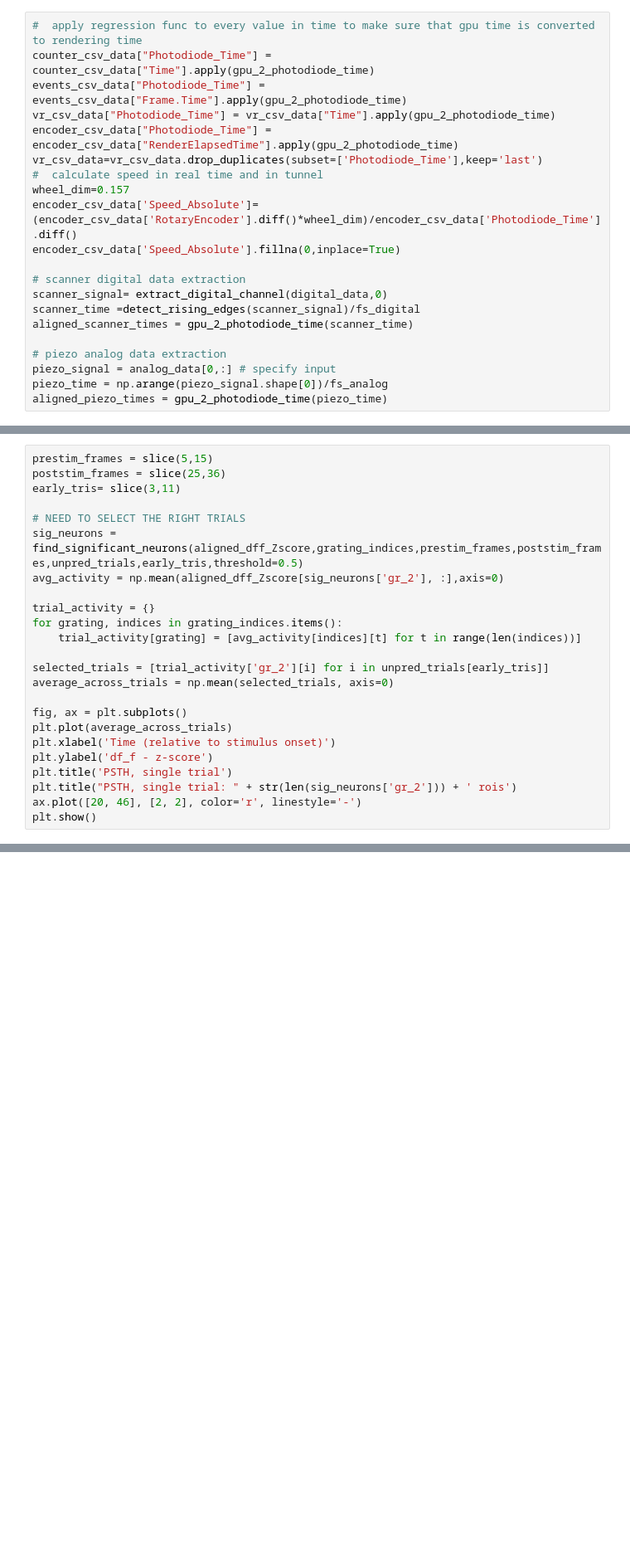
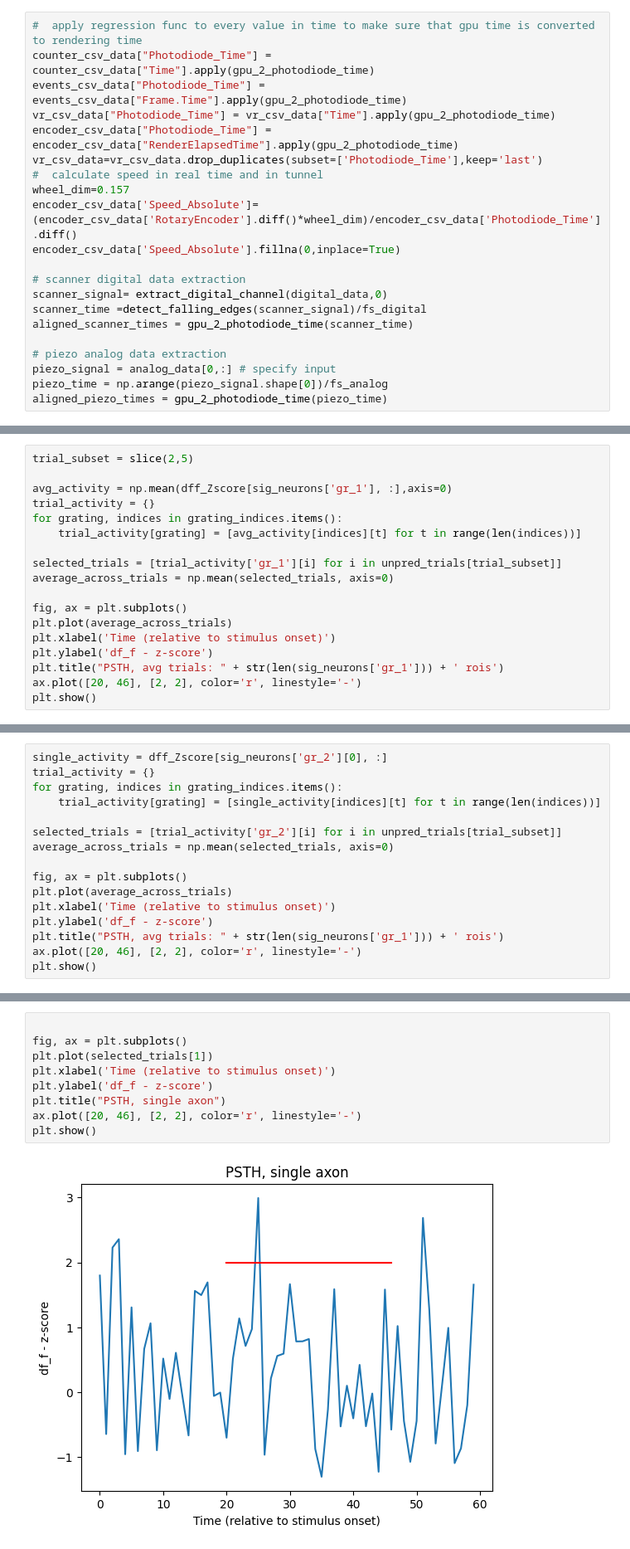
Before and after one commit to neurogears/sarahe-vr-2p, a Jupyter notebook: analysis/preprocessData.ipynb, the cells around one changed output, grey strips where cells are left out. Shown: that part at 83% size. Saved outputs shown, nothing was run; the diff lists cells and outputs as text; blank space fills up the shorter version.

```diff
--- a/analysis/preprocessData.ipynb
+++ b/analysis/preprocessData.ipynb
@@ -279,7 +322,7 @@ encoder_csv_data['Speed_Absolute'].fillna(0,inplace=True)
 
 # scanner digital data extraction
 scanner_signal= extract_digital_channel(digital_data,0)
-scanner_time =detect_rising_edges(scanner_signal)/fs_digital
+scanner_time =detect_falling_edges(scanner_signal)/fs_digital
 aligned_scanner_times = gpu_2_photodiode_time(scanner_time)
 
 # piezo analog data extraction
@@ -370,24 +422,18 @@ unpred_trials = [i for i, x in enumerate(trial_type) if x == 2]
 # %%
-prestim_frames = slice(5,15)
-poststim_frames = slice(25,36)
-early_tris= slice(3,11)
+trial_subset = slice(2,5)
 
-# NEED TO SELECT THE RIGHT TRIALS
-sig_neurons = find_significant_neurons(aligned_dff_Zscore,grating_indices,prestim_frames,poststim_frames,unpred_trials,early_tris,threshold=0.5)
-avg_activity = np.mean(aligned_dff_Zscore[sig_neurons['gr_2'], :],axis=0)
-
+avg_activity = np.mean(dff_Zscore[sig_neurons['gr_1'], :],axis=0)
 trial_activity = {}
 for grating, indices in grating_indices.items():
     trial_activity[grating] = [avg_activity[indices][t] for t in range(len(indices))]
 
-selected_trials = [trial_activity['gr_2'][i] for i in unpred_trials[early_tris]]
+selected_trials = [trial_activity['gr_1'][i] for i in unpred_trials[trial_subset]]
 average_across_trials = np.mean(selected_trials, axis=0)
 
 fig, ax = plt.subplots()
 plt.plot(average_across_trials)
 plt.xlabel('Time (relative to stimulus onset)')
 plt.ylabel('df_f - z-score')
-plt.title('PSTH, single trial')
-plt.title("PSTH, single trial: " + str(len(sig_neurons['gr_2'])) + ' rois')
+plt.title("PSTH, avg trials: " + str(len(sig_neurons['gr_1'])) + ' rois')
 ax.plot([20, 46], [2, 2], color='r', linestyle='-')
 plt.show()
@@ -393,0 +474,16 @@ plt.show()
+# %%
+single_activity = dff_Zscore[sig_neurons['gr_2'][0], :]
+trial_activity = {}
+for grating, indices in grating_indices.items():
+    trial_activity[grating] = [single_activity[indices][t] for t in range(len(indices))]
+
+selected_trials = [trial_activity['gr_2'][i] for i in unpred_trials[trial_subset]]
+average_across_trials = np.mean(selected_trials, axis=0)
+
+fig, ax = plt.subplots()
+plt.plot(average_across_trials)
+plt.xlabel('Time (relative to stimulus onset)')
+plt.ylabel('df_f - z-score')
+plt.title("PSTH, avg trials: " + str(len(sig_neurons['gr_1'])) + ' rois')
+ax.plot([20, 46], [2, 2], color='r', linestyle='-')
+plt.show()
@@ -394,3 +492,14 @@ plt.show()
+# %%
+
+fig, ax = plt.subplots()
+plt.plot(selected_trials[1])
+plt.xlabel('Time (relative to stimulus onset)')
+plt.ylabel('df_f - z-score')
+plt.title("PSTH, single axon")
+ax.plot([20, 46], [2, 2], color='r', linestyle='-')
+plt.show()
+# %% [output]
+[figure, added]
 # %%
 speed = {}
 for grating, trial_indices_list in grating_indices.items():
```
Also changed, not shown: parts of 15 cells of this notebook.
